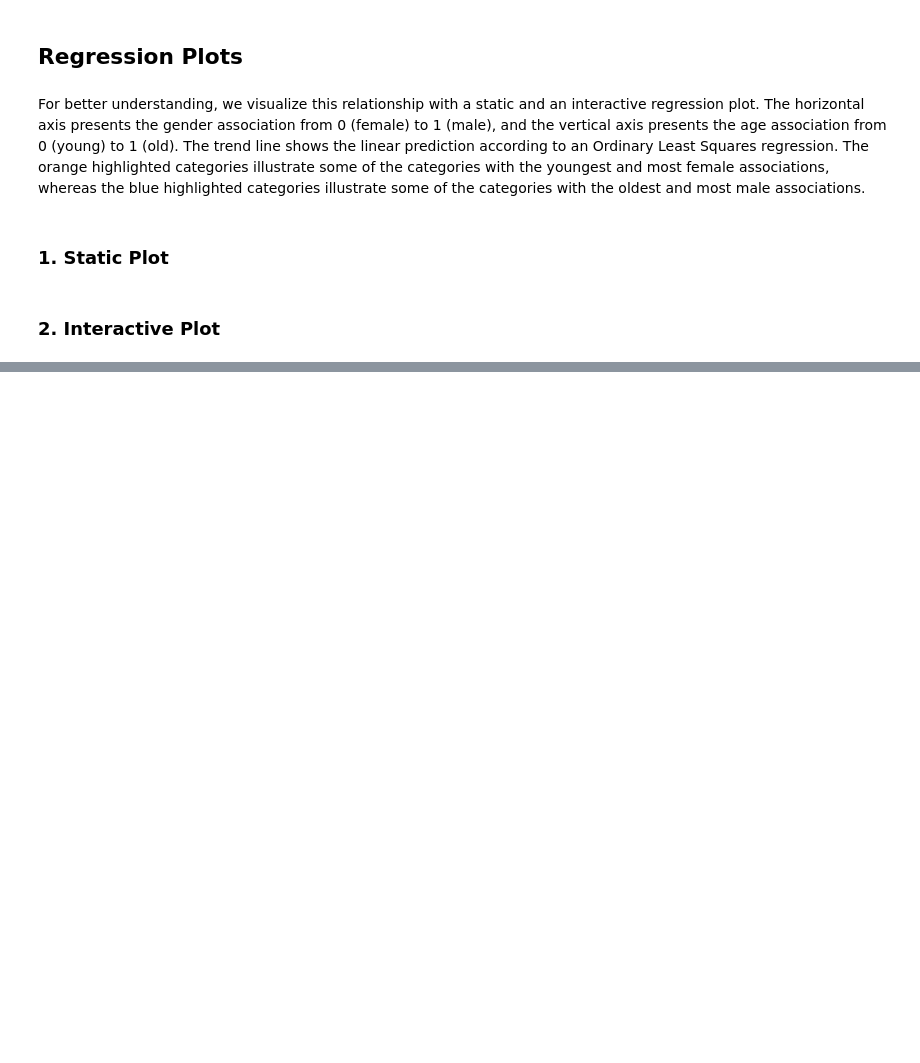
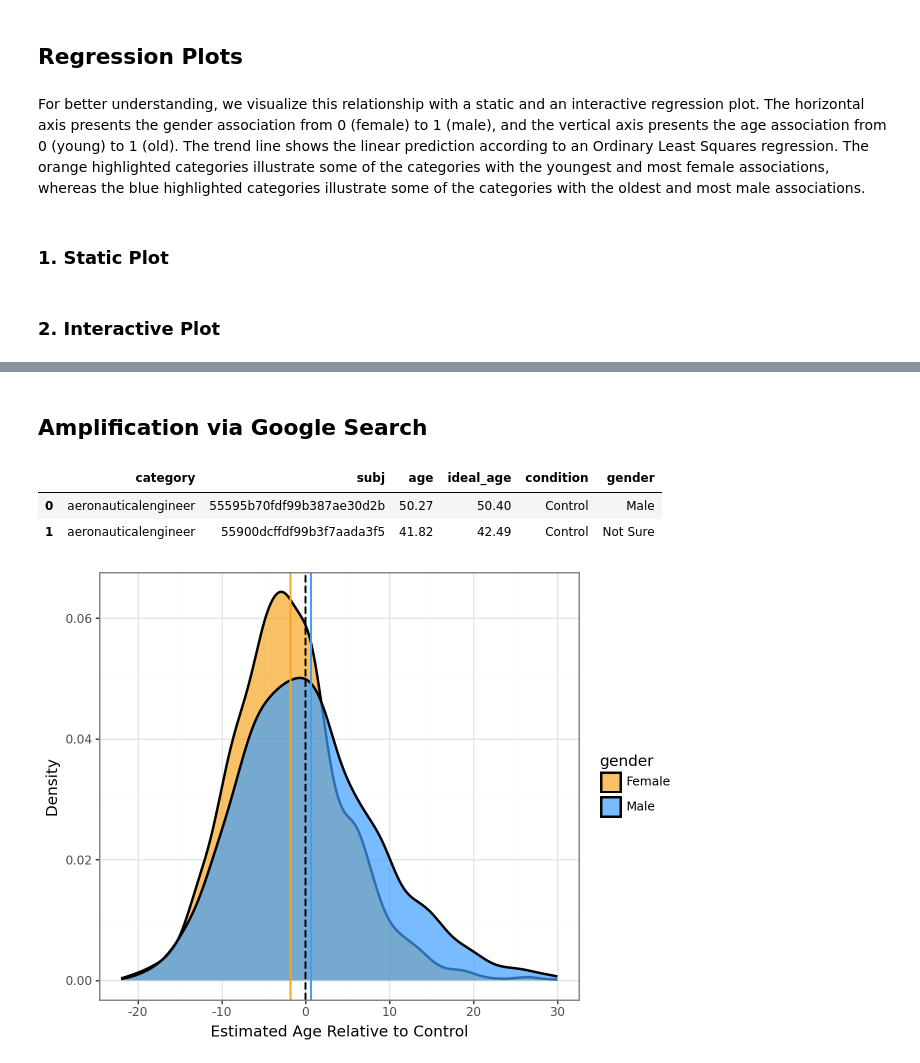
Before and after one commit to romgzn/Data_Analysis_Machine_Learning_Assignments, a Jupyter notebook: second_assignment/age_gender_cor.ipynb, the cells around one changed output, grey strips where cells are left out. Saved outputs shown, nothing was run; the diff lists cells and outputs as text; code cells hidden in the pictures; blank space fills up the shorter version.

Commit message:
Add density plot

```diff
--- a/second_assignment/age_gender_cor.ipynb
+++ b/second_assignment/age_gender_cor.ipynb
@@ -173,3 +173,22 @@ final_plot = fig + fig.transform_regression('gender_norm_main', 'age_norm_main')
 final_plot.show()
 # %% [output]
 [interactive output not drawn]
+# %% [markdown]
+## Amplification via Google Search
+# %%
+exp_control = pd.read_csv(r'data\experiment_control.csv')
+exp_treat = pd.read_csv(r'data\experiment_treatment.csv')
+# %%
+exp_control.head(2)
+# %% [output]
+|  | category | subj | age | ideal_age | condition | gender |
+| 0 | aeronauticalengineer | 55595b70fdf99b387ae30d2b | 50.27 | 50.40 | Control | Male |
+| 1 | aeronauticalengineer | 55900dcffdf99b3f7aada3f5 | 41.82 | 42.49 | Control | Not Sure |
+# %%
+exp_treat = exp_treat[exp_treat['gender'] != 'Not Sure']
+exp_control = exp_control[exp_control['gender'] != 'Not Sure']
+# %%
+#find mean by category
+control_mean = exp_control.groupby(['category'])['age'].mean()
+# %%
+exp_treat['age_diff'] = exp_treat['age'] - exp_treat['category'].map(control_mean)
@@ -175,0 +197,14 @@ final_plot.show()
+# %%
+(
+    ggplot(exp_treat, aes(x='age_diff', fill='gender'))
+    + geom_density(alpha=0.7, color='black', size=1)
+    + geom_vline(xintercept=exp_treat[exp_treat['gender']=='Male']['age_diff'].mean(), color='#3e9fff', size=0.8)
+    + geom_vline(xintercept=exp_treat[exp_treat['gender']=='Female']['age_diff'].mean(), color='#f5a623', size=0.8)
+    + geom_vline(xintercept=0, color='#000000', linetype='dashed', size=0.8)
+    + scale_fill_manual(values={'Female': '#f5a623', 'Male': '#3e9fff'})
+    + xlim(-22, 30)
+    + labs(x='Estimated Age Relative to Control', y='Density')
+    + theme_bw()
+)
+# %% [output]
+[figure, added]
```
Also changed, not shown: parts of 2 cells of this notebook.
